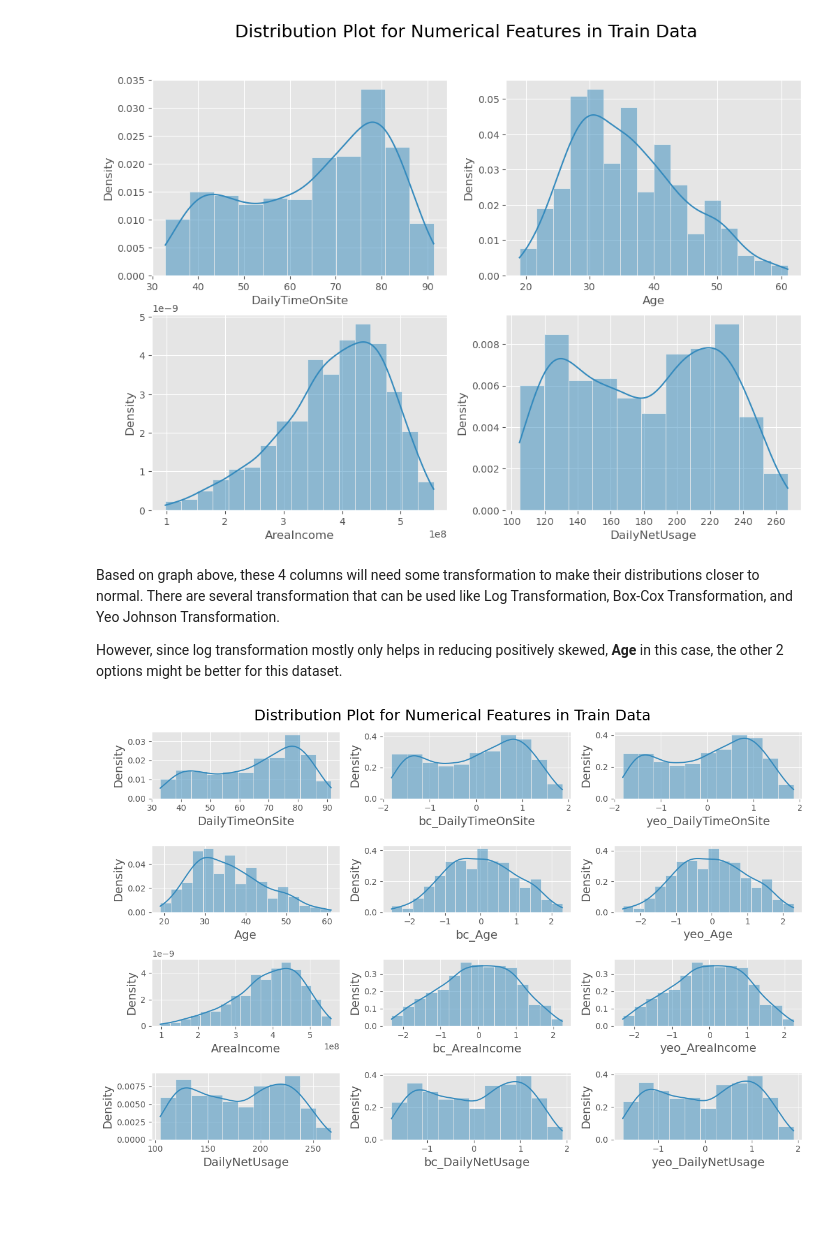
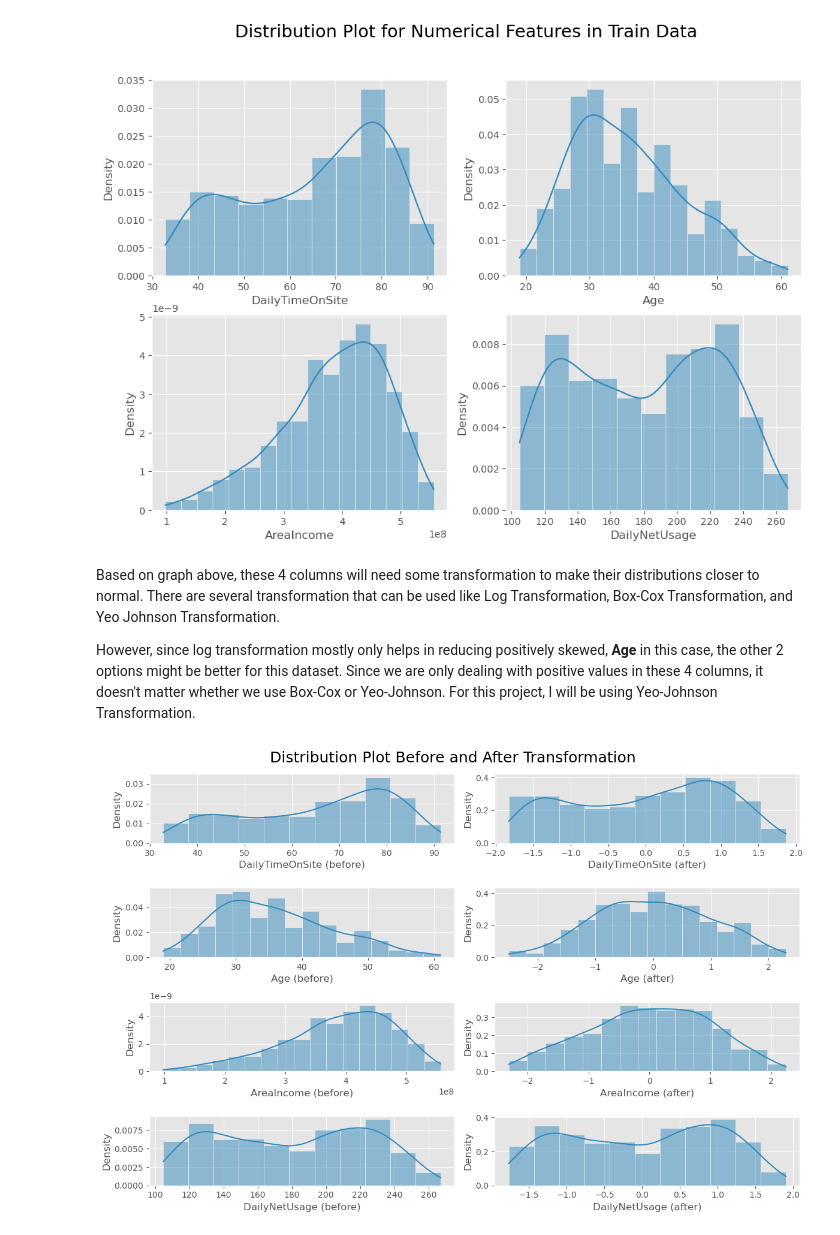
Before and after one commit to andreadeputra/MLPortfolio, a Jupyter notebook: Courses/RakaminMiniProject/4. Predict Customer Clicked Ads Classification by Using Machine Learning/Predict Customer Clicked Ads Classification by Using Machine Learning.ipynb, the cells around one changed output. Cells and saved outputs as stored; diff of their text form; code cells hidden in the pictures; blank space fills up the shorter version.

Commit message:
Finalized data cleaning and preprocessing

```diff
--- a/Courses/RakaminMiniProject/4. Predict Customer Clicked Ads Classification by Using Machine Learning/Predict Customer Clicked Ads Classification by Using Machine Learning.ipynb
+++ b/Courses/RakaminMiniProject/4. Predict Customer Clicked Ads Classification by Using Machine Learning/Predict Customer Clicked Ads Classification by Using Machine Learning.ipynb
@@ -432,4 +432,4 @@ plt.show()
 # %% [markdown]
 Based on graph above, these 4 columns will need some transformation to make their distributions closer to normal. There are several transformation that can be used like Log Transformation, Box-Cox Transformation, and Yeo Johnson Transformation.
 
-However, since log transformation mostly only helps in reducing positively skewed, **Age** in this case, the other 2 options might be better for this dataset.
+However, since log transformation mostly only helps in reducing positively skewed, **Age** in this case, the other 2 options might be better for this dataset. Since we are only dealing with positive values in these 4 columns, it doesn't matter whether we use Box-Cox or Yeo-Johnson. For this project, I will be using Yeo-Johnson Transformation.
@@ -440,29 +436,51 @@ yeo = PowerTransformer(method='yeo-johnson')
-# %%
-nums_boxcox = []
-nums_yeo = []
-
-for col in nums:
-    colname_bc = 'bc_' + col
-    nums_boxcox.append(colname_bc)
-    x_train_num[colname_bc] = boxcox.fit_transform(x_train_num[[col]])
-
-    colname_yeo = 'yeo_' + col
-    nums_yeo.append(colname_yeo)
-    x_train_num[colname_yeo] = yeo.fit_transform(x_train_num[[col]])
 # %%
-plt.suptitle('Distribution Plot for Numerical Features in Train Data')
-for i, col in enumerate(nums):
-    plt.subplot(len(nums), 3, 3*i+1)
-    sns.histplot(x=x_train_num[col], kde=True, stat='density')
+## Uncomment to compare
+# x_train_num = x_train[nums].copy()
 
-    col_bc = 'bc_' + col
-    plt.subplot(len(nums), 3, 3*i+2)
-    sns.histplot(x=x_train_num[col_bc], kde=True, stat='density')
+# boxcox = PowerTransformer(method='box-cox')
+# yeo = PowerTransformer(method='yeo-johnson')
 
-    col_yeo = 'yeo_' + col
-    plt.subplot(len(nums), 3, 3*i+3)
-    sns.histplot(x=x_train_num[col_yeo], kde=True, stat='density')
-plt.tight_layout()
-plt.show()
+# nums_boxcox = []
+# nums_yeo = []
+
+# for col in nums:
+#     colname_bc = 'bc_' + col
+#     nums_boxcox.append(colname_bc)
+#     x_train_num[colname_bc] = boxcox.fit_transform(x_train_num[[col]])
+
+#     colname_yeo = 'yeo_' + col
+#     nums_yeo.append(colname_yeo)
+#     x_train_num[colname_yeo] = yeo.fit_transform(x_train_num[[col]])
+
+# plt.suptitle('Distribution Plot for Numerical Features in Train Data')
+# for i, col in enumerate(nums):
+#     plt.subplot(len(nums), 3, 3*i+1)
+#     sns.histplot(x=x_train_num[col], kde=True, stat='density')
+
+#     col_bc = 'bc_' + col
+#     plt.subplot(len(nums), 3, 3*i+2)
+#     sns.histplot(x=x_train_num[col_bc], kde=True, stat='density')
+
+#     col_yeo = 'yeo_' + col
+#     plt.subplot(len(nums), 3, 3*i+3)
+#     sns.histplot(x=x_train_num[col_yeo], kde=True, stat='density')
+# plt.tight_layout()
+# plt.show()
-# %% [output]
-[figure, removed]
+# %%
+pt = PowerTransformer(method='yeo-johnson')
+
+plt.suptitle('Distribution Plot Before and After Transformation')
+for i, col in enumerate(nums):
+    plt.subplot(len(nums), 2, 2*i+1)
+    sns.histplot(x=x_train[col], kde=True, stat='density')
+    plt.xlabel(col + ' (before)')
+
+    x_train[col] = pt.fit_transform(x_train[[col]])
+    x_test[col] = pt.transform(x_test[[col]])
+    plt.subplot(len(nums), 2, 2*i+2)
+    sns.histplot(x=x_train[col], kde=True, stat='density')
+    plt.xlabel(col + ' (after)')
+plt.tight_layout()
+plt.show()
+# %% [output]
+[figure, added]
```
Also changed, not shown: parts of 5 cells of this notebook, 1 other file.
